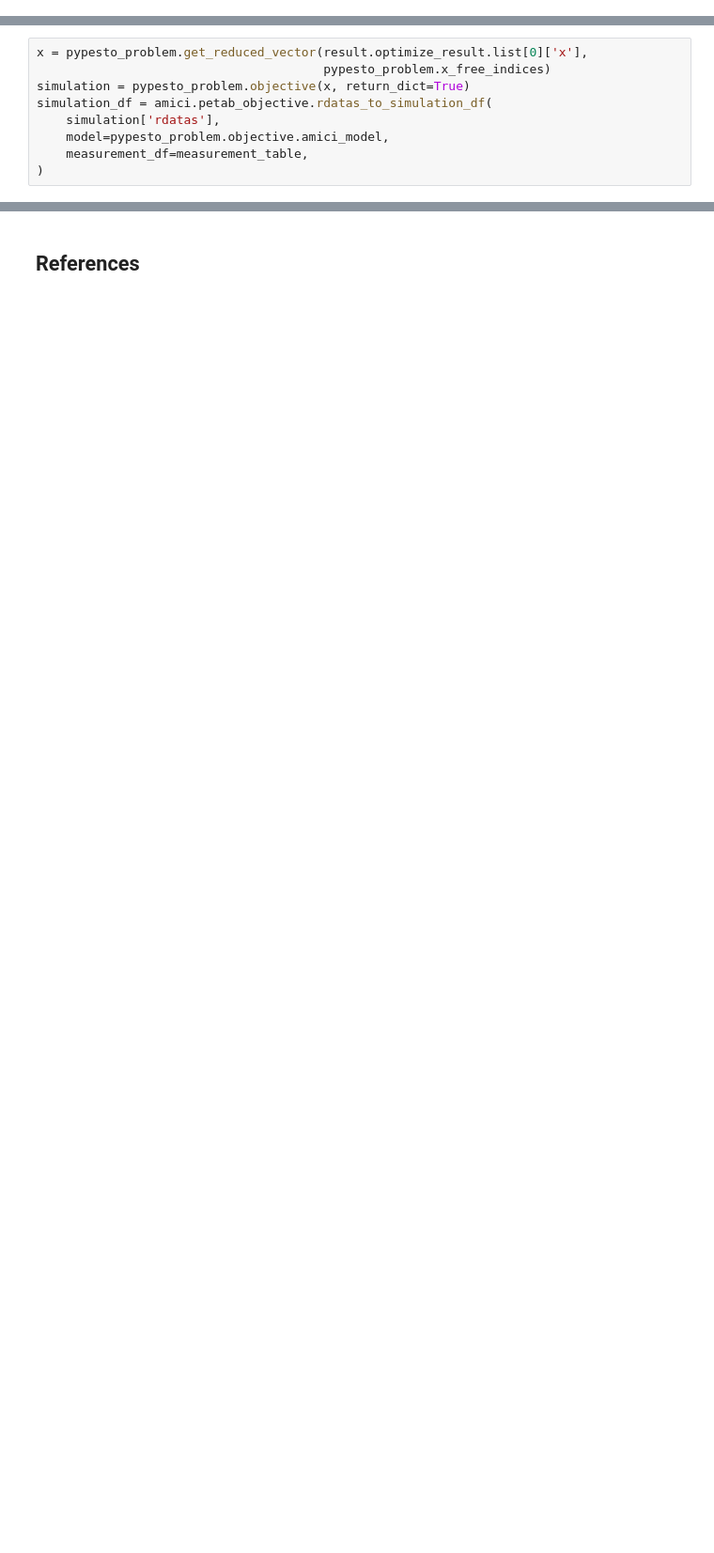
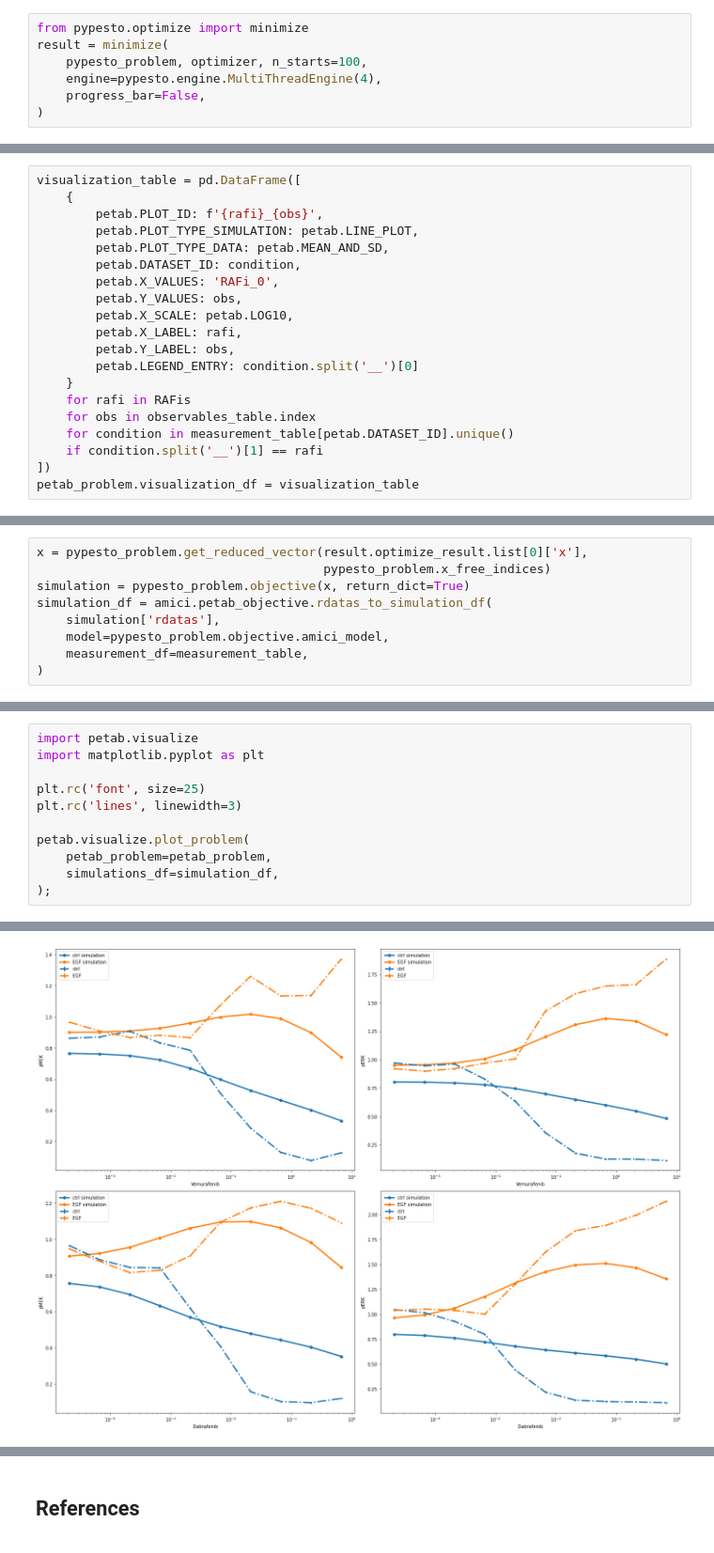
Before and after one commit to FFroehlich/energy_modeling_chapter, a Jupyter notebook: chapter.ipynb, the cells around one changed output, grey strips where cells are left out. Shown at 94% size. Drawn from its saved outputs; the diff is of its cells as text; blank space fills up the shorter version.

```diff
--- a/chapter.ipynb
+++ b/chapter.ipynb
@@ -699,0 +591,7 @@ visualization_table = pd.DataFrame([
+# %%
+from pypesto.optimize import minimize
+result = minimize(
+    pypesto_problem, optimizer, n_starts=100,
+    engine=pypesto.engine.MultiThreadEngine(4),
+    progress_bar=False,
+)
@@ -700,3 +618,23 @@ visualization_table = pd.DataFrame([
+# %%
+visualization_table = pd.DataFrame([
+    {
+        petab.PLOT_ID: f'{rafi}_{obs}',
+        petab.PLOT_TYPE_SIMULATION: petab.LINE_PLOT,
+        petab.PLOT_TYPE_DATA: petab.MEAN_AND_SD,
+        petab.DATASET_ID: condition,
+        petab.X_VALUES: 'RAFi_0',
+        petab.Y_VALUES: obs,
+        petab.X_SCALE: petab.LOG10,
+        petab.X_LABEL: rafi,
+        petab.Y_LABEL: obs,
+        petab.LEGEND_ENTRY: condition.split('__')[0]
+    }
+    for rafi in RAFis
+    for obs in observables_table.index
+    for condition in measurement_table[petab.DATASET_ID].unique()
+    if condition.split('__')[1] == rafi
+])
+petab_problem.visualization_df = visualization_table
 # %%
 visualization_table
 # %% [output]
@@ -739,0 +661,12 @@ petab.visualize.plot_data_and_simulation(
+# %%
+import petab.visualize
+import matplotlib.pyplot as plt
+
+plt.rc('font', size=25)
+plt.rc('lines', linewidth=3)
+
+petab.visualize.plot_problem(
+    petab_problem=petab_problem,
+    simulations_df=simulation_df,
+);
+# %% [output]
@@ -740 +677,2 @@ petab.visualize.plot_data_and_simulation(
+[figure, added]
 # %% [markdown]
```
Also changed, not shown: parts of 94 cells of this notebook, 2 other files.
